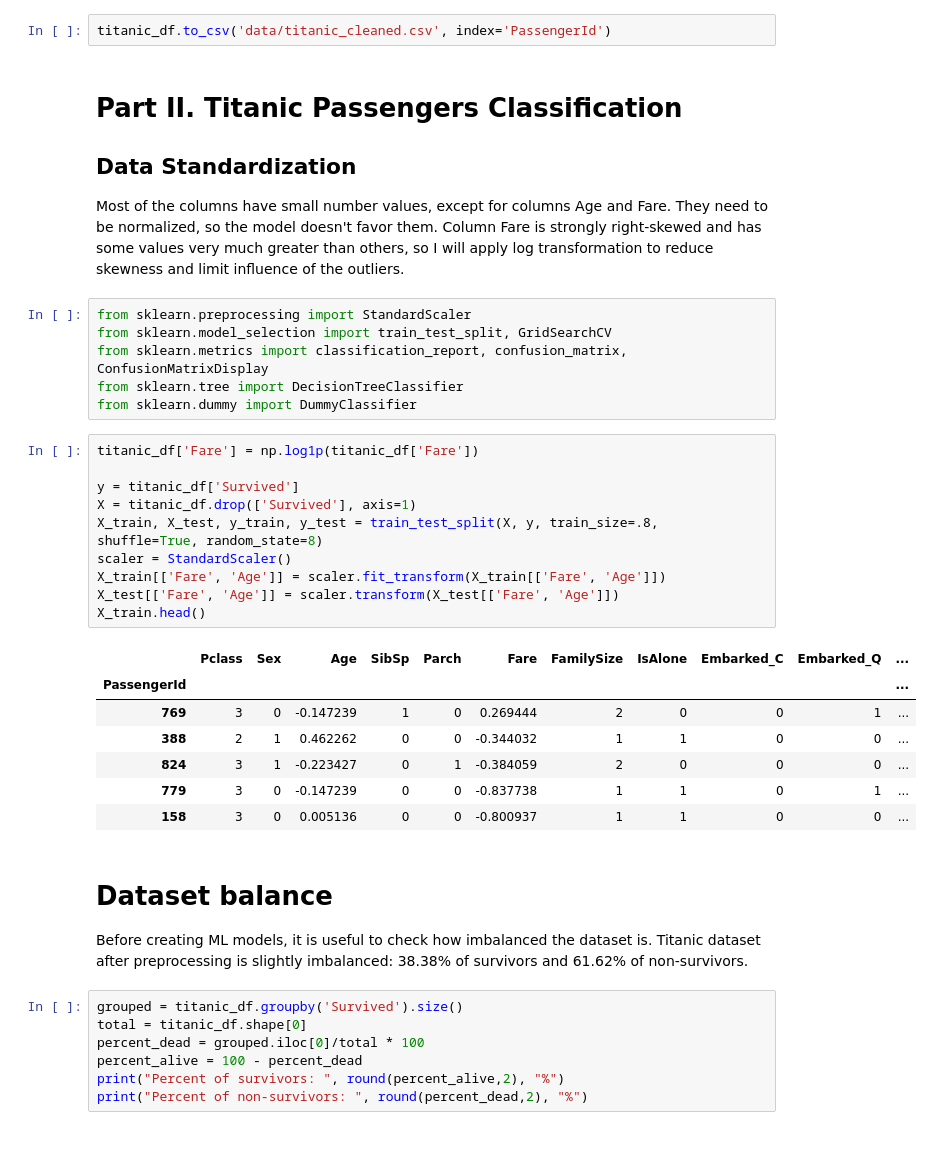
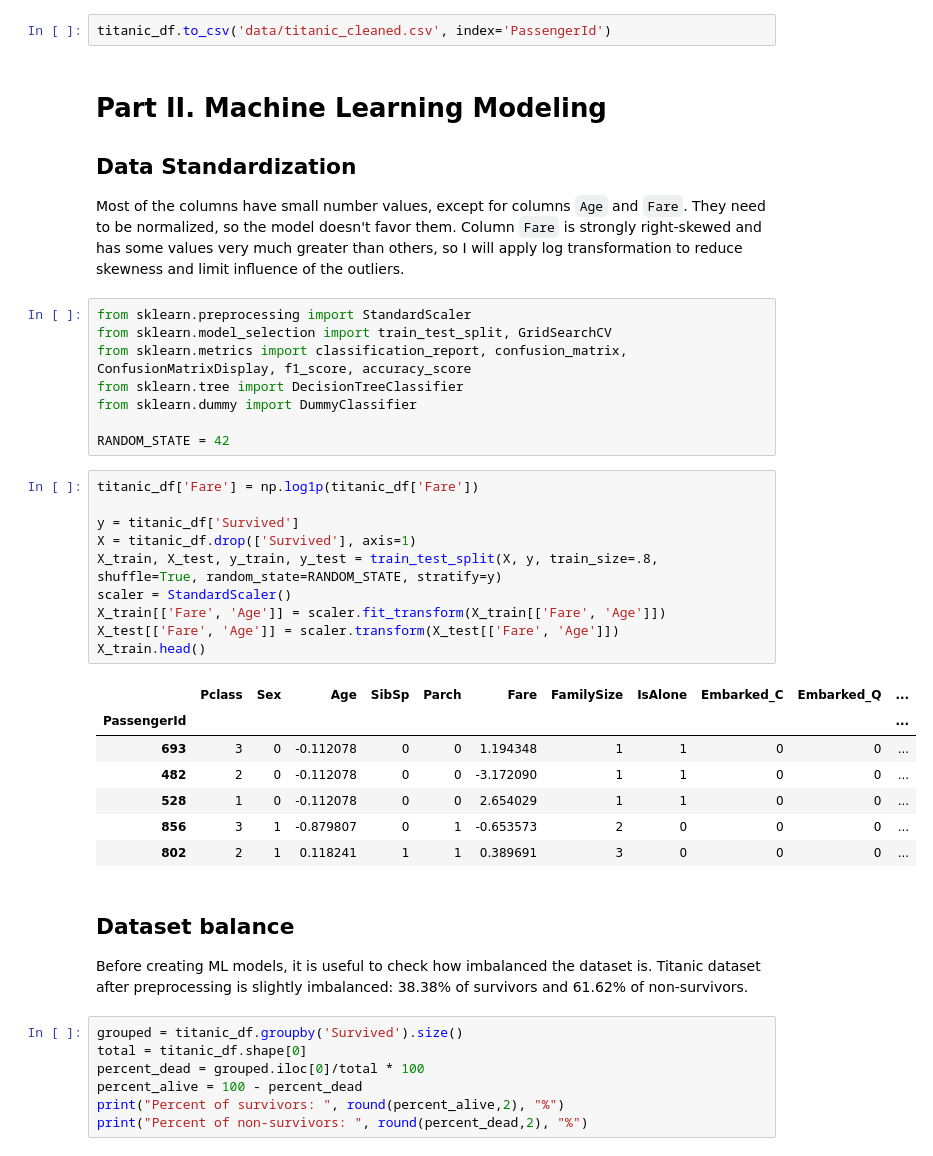
Before and after one commit to igawolanin/machine-learning-projects, a Jupyter notebook: titanic_ML.ipynb, the cells around one changed output. Drawn from its saved outputs; the diff is of its cells as text.

```diff
--- a/titanic_ML.ipynb
+++ b/titanic_ML.ipynb
@@ -236,35 +235,37 @@ plt.show()
 # %%
 titanic_df.to_csv('data/titanic_cleaned.csv', index='PassengerId')
 # %% [markdown]
-# Part II. Titanic Passengers Classification
+# Part II. Machine Learning Modeling
 ## Data Standardization
-Most of the columns have small number values, except for columns Age and Fare. They need to be normalized, so the model doesn't favor them. Column Fare is strongly right-skewed and has some values very much greater than others, so I will apply log transformation to reduce skewness and limit influence of the outliers.
+Most of the columns have small number values, except for columns `Age` and `Fare`. They need to be normalized, so the model doesn't favor them. Column `Fare` is strongly right-skewed and has some values very much greater than others, so I will apply log transformation to reduce skewness and limit influence of the outliers.
 # %%
 from sklearn.preprocessing import StandardScaler
 from sklearn.model_selection import train_test_split, GridSearchCV
-from sklearn.metrics import classification_report, confusion_matrix, ConfusionMatrixDisplay
+from sklearn.metrics import classification_report, confusion_matrix, ConfusionMatrixDisplay, f1_score, accuracy_score
 from sklearn.tree import DecisionTreeClassifier
 from sklearn.dummy import DummyClassifier
+
+RANDOM_STATE = 42
 # %%
 titanic_df['Fare'] = np.log1p(titanic_df['Fare'])
 
 y = titanic_df['Survived']
 X = titanic_df.drop(['Survived'], axis=1)
-X_train, X_test, y_train, y_test = train_test_split(X, y, train_size=.8, shuffle=True, random_state=8)
+X_train, X_test, y_train, y_test = train_test_split(X, y, train_size=.8, shuffle=True, random_state=RANDOM_STATE, stratify=y)
 scaler = StandardScaler()
 X_train[['Fare', 'Age']] = scaler.fit_transform(X_train[['Fare', 'Age']])
 X_test[['Fare', 'Age']] = scaler.transform(X_test[['Fare', 'Age']])
 X_train.head()
 # %% [output]
 |  | Pclass | Sex | Age | SibSp | Parch | Fare | FamilySize | IsAlone | Embarked_C | Embarked_Q | ... |
 | PassengerId |  |  |  |  |  |  |  |  |  |  | ... |
-| 769 | 3 | 0 | -0.147239 | 1 | 0 | 0.269444 | 2 | 0 | 0 | 1 | ... |
-| 388 | 2 | 1 | 0.462262 | 0 | 0 | -0.344032 | 1 | 1 | 0 | 0 | ... |
-| 824 | 3 | 1 | -0.223427 | 0 | 1 | -0.384059 | 2 | 0 | 0 | 0 | ... |
-| 779 | 3 | 0 | -0.147239 | 0 | 0 | -0.837738 | 1 | 1 | 0 | 1 | ... |
-| 158 | 3 | 0 | 0.005136 | 0 | 0 | -0.800937 | 1 | 1 | 0 | 0 | ... |
+| 693 | 3 | 0 | -0.112078 | 0 | 0 | 1.194348 | 1 | 1 | 0 | 0 | ... |
+| 482 | 2 | 0 | -0.112078 | 0 | 0 | -3.172090 | 1 | 1 | 0 | 0 | ... |
+| 528 | 1 | 0 | -0.112078 | 0 | 0 | 2.654029 | 1 | 1 | 0 | 0 | ... |
+| 856 | 3 | 1 | -0.879807 | 0 | 1 | -0.653573 | 2 | 0 | 0 | 0 | ... |
+| 802 | 2 | 1 | 0.118241 | 1 | 1 | 0.389691 | 3 | 0 | 0 | 0 | ... |
 # %% [markdown]
-# Dataset balance
+## Dataset balance
 Before creating ML models, it is useful to check how imbalanced the dataset is. Titanic dataset after preprocessing is slightly imbalanced: 38.38% of survivors and 61.62% of non-survivors.
 # %%
 grouped = titanic_df.groupby('Survived').size()
```
Also changed, not shown: parts of 50 cells of this notebook, 2 other files.
